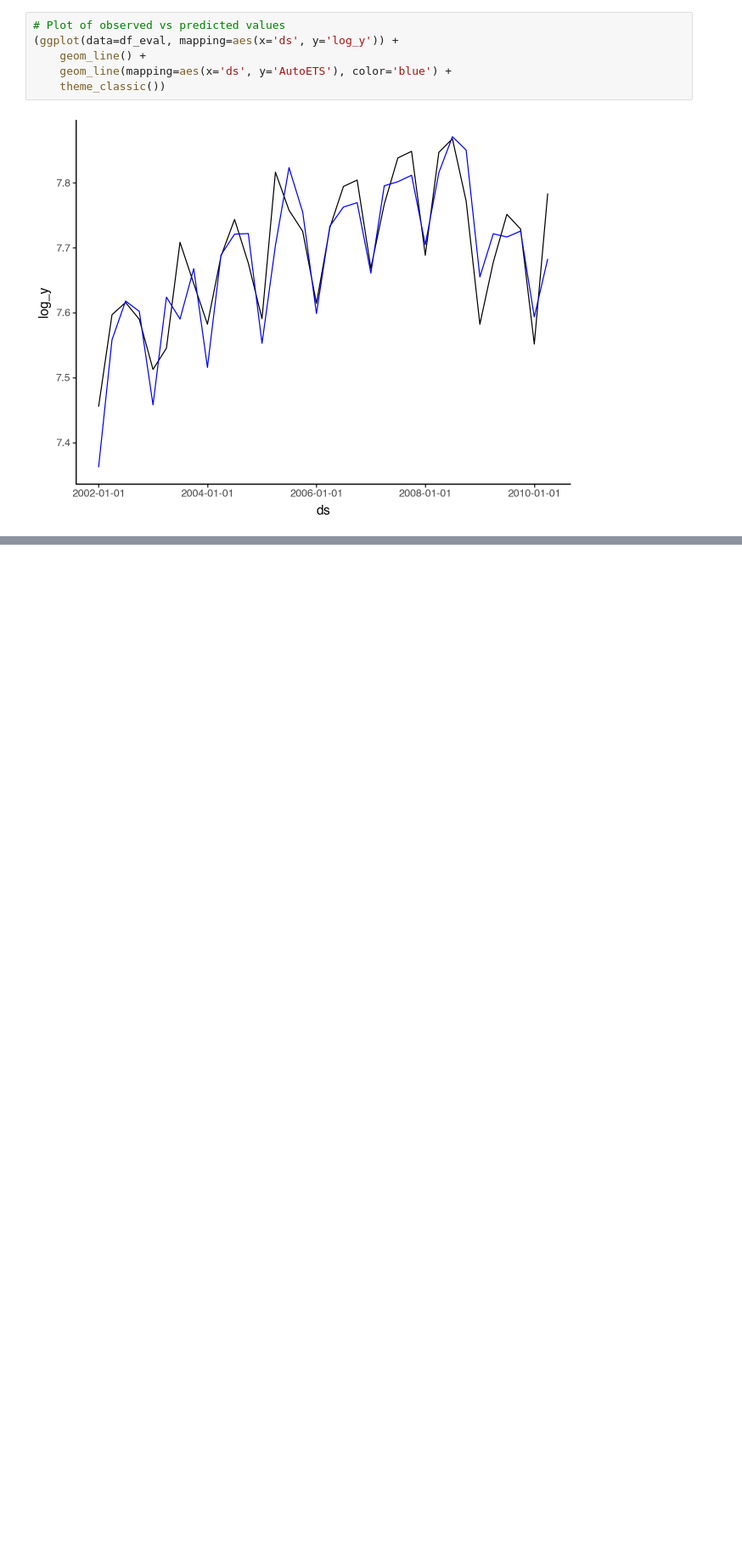
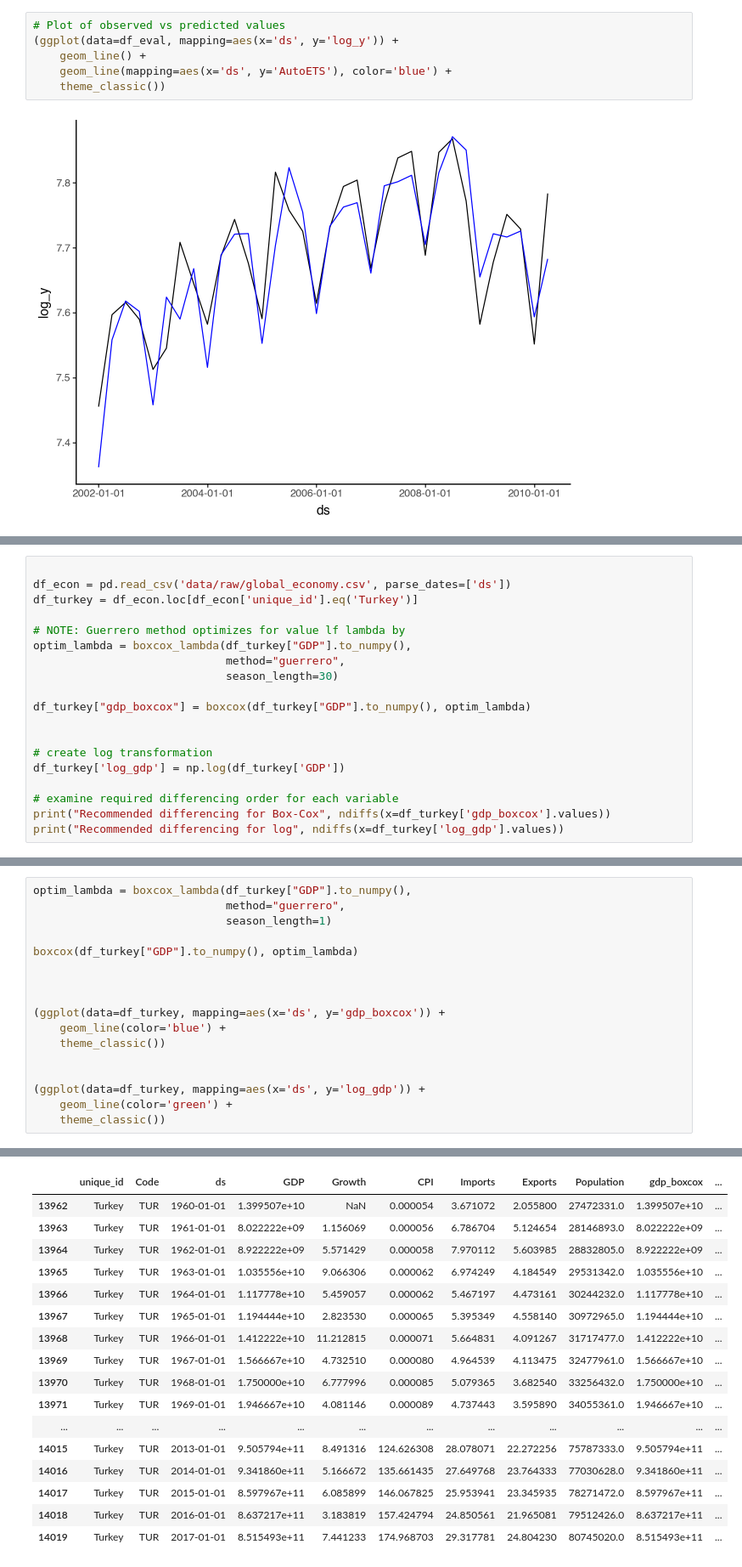
Before and after one commit to sebsciarra/gas_pump_prices, a Jupyter notebook: notebooks/chap9_arima.ipynb, the cells around one changed output, grey strips where cells are left out. Shown at 85% size. Cells and saved outputs as stored; diff of their text form; blank space fills up the shorter version.

```diff
--- a/notebooks/chap9_arima.ipynb
+++ b/notebooks/chap9_arima.ipynb
@@ -1397,0 +1477,19 @@ Mean of residuals 0.00979667218856265
+# %%
+
+df_econ = pd.read_csv('data/raw/global_economy.csv', parse_dates=['ds'])
+df_turkey = df_econ.loc[df_econ['unique_id'].eq('Turkey')]
+
+# NOTE: Guerrero method optimizes for value lf lambda by
+optim_lambda = boxcox_lambda(df_turkey["GDP"].to_numpy(),
+                             method="guerrero",
+                             season_length=30)
+
+df_turkey["gdp_boxcox"] = boxcox(df_turkey["GDP"].to_numpy(), optim_lambda)
+
+
+# create log transformation
+df_turkey['log_gdp'] = np.log(df_turkey['GDP'])
+
+# examine required differencing order for each variable
+print("Recommended differencing for Box-Cox", ndiffs(x=df_turkey['gdp_boxcox'].values))
+print("Recommended differencing for log", ndiffs(x=df_turkey['log_gdp'].values))
@@ -1397,0 +1500,18 @@ Mean of residuals 0.00979667218856265
+# %%
+optim_lambda = boxcox_lambda(df_turkey["GDP"].to_numpy(),
+                             method="guerrero",
+                             season_length=1)
+
+boxcox(df_turkey["GDP"].to_numpy(), optim_lambda)
+
+
+
+(ggplot(data=df_turkey, mapping=aes(x='ds', y='gdp_boxcox')) +
+    geom_line(color='blue') +
+    theme_classic())
+
+
+(ggplot(data=df_turkey, mapping=aes(x='ds', y='log_gdp')) +
+    geom_line(color='green') +
+    theme_classic())
+# %% [output]
@@ -1397,0 +1533,17 @@ Mean of residuals 0.00979667218856265
+|  | unique_id | Code | ds | GDP | Growth | CPI | Imports | Exports | Population | gdp_boxcox | ... |
+| 13962 | Turkey | TUR | 1960-01-01 | 1.399507e+10 | NaN | 0.000054 | 3.671072 | 2.055800 | 27472331.0 | 1.399507e+10 | ... |
+| 13963 | Turkey | TUR | 1961-01-01 | 8.022222e+09 | 1.156069 | 0.000056 | 6.786704 | 5.124654 | 28146893.0 | 8.022222e+09 | ... |
+| 13964 | Turkey | TUR | 1962-01-01 | 8.922222e+09 | 5.571429 | 0.000058 | 7.970112 | 5.603985 | 28832805.0 | 8.922222e+09 | ... |
+| 13965 | Turkey | TUR | 1963-01-01 | 1.035556e+10 | 9.066306 | 0.000062 | 6.974249 | 4.184549 | 29531342.0 | 1.035556e+10 | ... |
+| 13966 | Turkey | TUR | 1964-01-01 | 1.117778e+10 | 5.459057 | 0.000062 | 5.467197 | 4.473161 | 30244232.0 | 1.117778e+10 | ... |
+| 13967 | Turkey | TUR | 1965-01-01 | 1.194444e+10 | 2.823530 | 0.000065 | 5.395349 | 4.558140 | 30972965.0 | 1.194444e+10 | ... |
+| 13968 | Turkey | TUR | 1966-01-01 | 1.412222e+10 | 11.212815 | 0.000071 | 5.664831 | 4.091267 | 31717477.0 | 1.412222e+10 | ... |
+| 13969 | Turkey | TUR | 1967-01-01 | 1.566667e+10 | 4.732510 | 0.000080 | 4.964539 | 4.113475 | 32477961.0 | 1.566667e+10 | ... |
+| 13970 | Turkey | TUR | 1968-01-01 | 1.750000e+10 | 6.777996 | 0.000085 | 5.079365 | 3.682540 | 33256432.0 | 1.750000e+10 | ... |
+| 13971 | Turkey | TUR | 1969-01-01 | 1.946667e+10 | 4.081146 | 0.000089 | 4.737443 | 3.595890 | 34055361.0 | 1.946667e+10 | ... |
+| ... | ... | ... | ... | ... | ... | ... | ... | ... | ... | ... | ... |
+| 14015 | Turkey | TUR | 2013-01-01 | 9.505794e+11 | 8.491316 | 124.626308 | 28.078071 | 22.272256 | 75787333.0 | 9.505794e+11 | ... |
+| 14016 | Turkey | TUR | 2014-01-01 | 9.341860e+11 | 5.166672 | 135.661435 | 27.649768 | 23.764333 | 77030628.0 | 9.341860e+11 | ... |
+| 14017 | Turkey | TUR | 2015-01-01 | 8.597967e+11 | 6.085899 | 146.067825 | 25.953941 | 23.345935 | 78271472.0 | 8.597967e+11 | ... |
+| 14018 | Turkey | TUR | 2016-01-01 | 8.637217e+11 | 3.183819 | 157.424794 | 24.850561 | 21.965081 | 79512426.0 | 8.637217e+11 | ... |
+| 14019 | Turkey | TUR | 2017-01-01 | 8.515493e+11 | 7.441233 | 174.968703 | 29.317781 | 24.804230 | 80745020.0 | 8.515493e+11 | ... |
```
Also changed, not shown: parts of 9 cells of this notebook, 1 other file.
